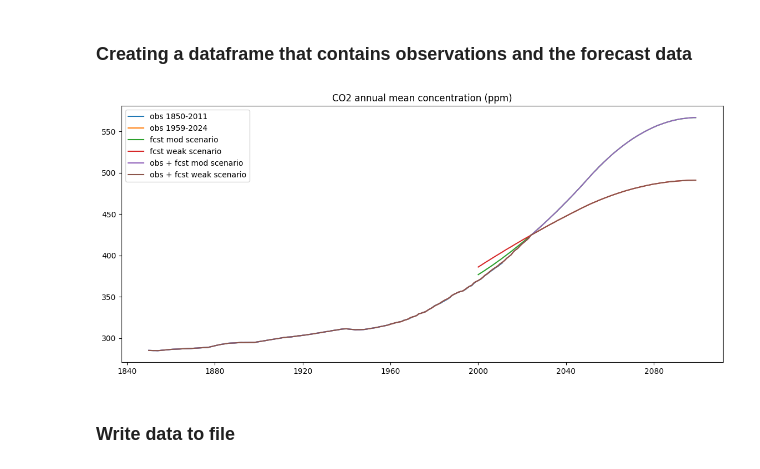
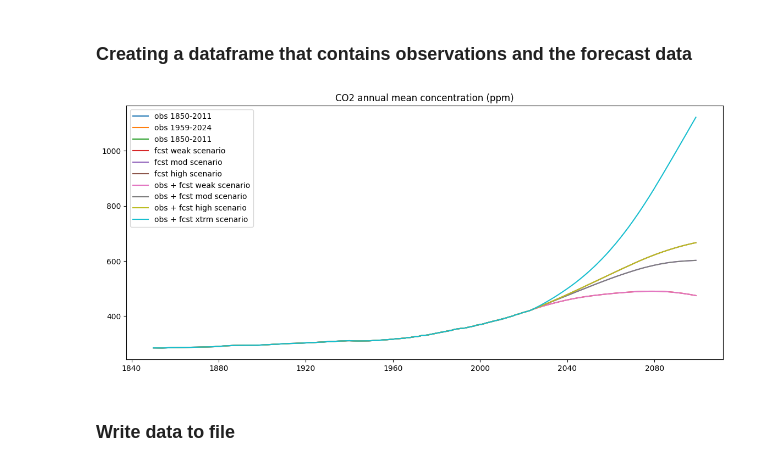
Before and after one commit to ABF-QC/Final_Project, a Jupyter notebook: notebook/CO2_preprocessing.ipynb, the cells around one changed output. Cells and saved outputs as stored; diff of their text form; code cells hidden in the pictures.

```diff
--- a/notebook/CO2_preprocessing.ipynb
+++ b/notebook/CO2_preprocessing.ipynb
@@ -174,0 +312,4 @@ plt.show()
+# %%
+fcst_mod = pd.concat([ obs_1959_2024.iloc[-1:], fcst_mod[fcst_mod.index >= pd.to_datetime(start_year_fcst, format='%Y')]])
+fcst_mod = fcst_mod.resample('YS').interpolate(method='polynomial', order=2)
+fcst_mod
@@ -174,0 +331,4 @@ plt.show()
+# %%
+fcst_high = pd.concat([ obs_1959_2024.iloc[-1:], fcst_high[fcst_high.index >= pd.to_datetime(start_year_fcst, format='%Y')]])
+fcst_high = fcst_high.resample('YS').interpolate(method='polynomial', order=2)
+fcst_high
@@ -174,0 +350,4 @@ plt.show()
+# %%
+fcst_xtrm = pd.concat([ obs_1959_2024.iloc[-1:], fcst_xtrm[fcst_xtrm.index >= pd.to_datetime(start_year_fcst, format='%Y')]])
+fcst_xtrm = fcst_xtrm.resample('YS').interpolate(method='polynomial', order=2)
+fcst_xtrm
@@ -203,25 +415,34 @@ dtype: int64
 # %% [markdown]
 ### Creating a dataframe that contains observations and the forecast data
 # %%
-full_mod_df = pd.concat([obs_1850_2011[obs_1850_2011.index < start_obs2], obs_1959_2024, fcst_mod[fcst_mod.index > end_obs2]])
-full_weak_df = pd.concat([obs_1850_2011[obs_1850_2011.index < start_obs2], obs_1959_2024, fcst_weak[fcst_weak.index > end_obs2]])
+full_weak_df = pd.concat([obs_df, fcst_weak[fcst_weak.index > end_obs2]])
+full_mod_df = pd.concat([obs_df, fcst_mod[fcst_mod.index > end_obs2]])
+full_high_df = pd.concat([obs_df, fcst_high[fcst_high.index > end_obs2]])
+full_xtrm_df = pd.concat([obs_df, fcst_xtrm[fcst_xtrm.index > end_obs2]])
 # %%
 fig = plt.figure(figsize=(14,6))
 
-ax = plt.plot(obs_1850_2011.index, obs_1850_2011['MixR'], label='obs 1850-2011')
-ax = plt.plot(obs_1959_2024.index, obs_1959_2024['MixR'], label='obs 1959-2024')
-ax = plt.plot(fcst_mod.index, fcst_mod['MixR'], label='fcst mod scenario')
-ax = plt.plot(fcst_weak.index, fcst_weak['MixR'], label='fcst weak scenario')
-ax = plt.plot(full_mod_df.index, full_mod_df['MixR'], label='obs + fcst mod scenario')
-ax = plt.plot(full_weak_df.index, full_weak_df['MixR'], label='obs + fcst weak scenario')
+ax = plt.plot(obs_1850_2011.index, obs_1850_2011['CO2'], label='obs 1850-2011')
+ax = plt.plot(obs_1959_2024.index, obs_1959_2024['CO2'], label='obs 1959-2024')
+ax = plt.plot(obs_df.index, obs_df['CO2'], label='obs 1850-2011')
+
+ax = plt.plot(fcst_weak.index, fcst_weak['CO2'], label='fcst weak scenario')
+ax = plt.plot(fcst_mod.index, fcst_mod['CO2'], label='fcst mod scenario')
+ax = plt.plot(fcst_high.index, fcst_high['CO2'], label='fcst high scenario')
+#ax = plt.plot(fcst_xtrm.index, fcst_xtrm['CO2'], label='fcst xtrm scenario')
+
+ax = plt.plot(full_weak_df.index, full_weak_df['CO2'], label='obs + fcst weak scenario')
+ax = plt.plot(full_mod_df.index, full_mod_df['CO2'], label='obs + fcst mod scenario')
+ax = plt.plot(full_high_df.index, full_high_df['CO2'], label='obs + fcst high scenario')
+ax = plt.plot(full_xtrm_df.index, full_xtrm_df['CO2'], label='obs + fcst xtrm scenario')
 
 plt.title('CO2 annual mean concentration (ppm)')
 
 plt.legend()
 
 plt.show()
 # %% [output]
-[figure, old version]
+[figure, new version]
 # %% [markdown]
 ### Write data to file
 # %%
```
Also changed, not shown: parts of 25 cells of this notebook, 1 other file.
